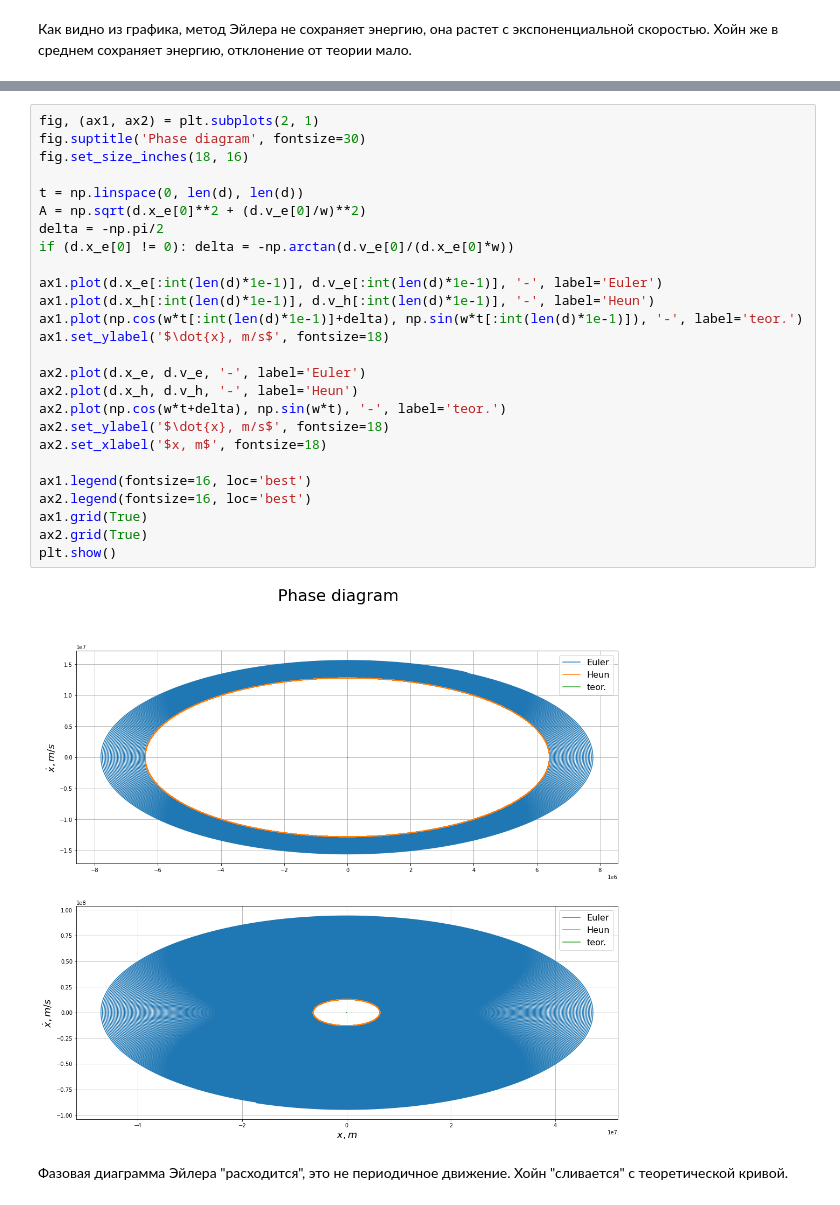
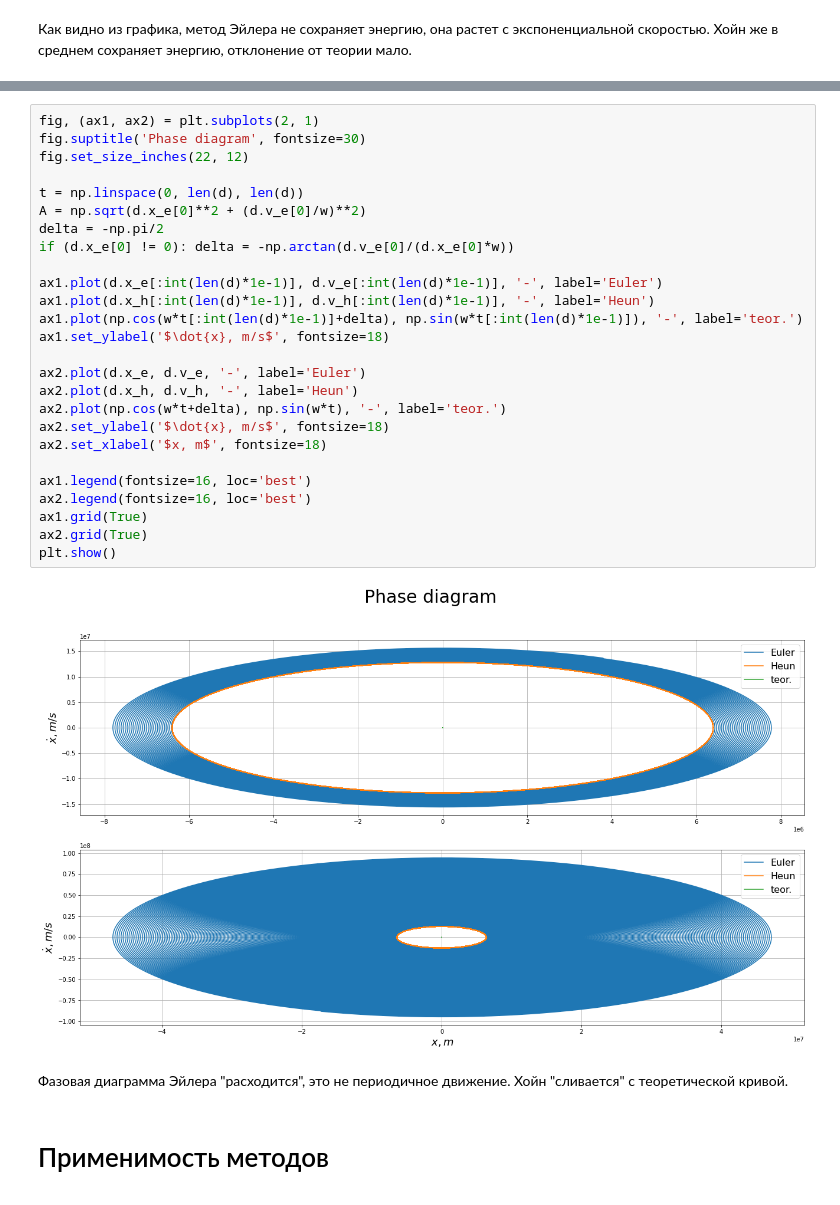
Before and after one commit to GintGld/modeling_MIPT, a Jupyter notebook: wk3/gr.ipynb, the cells around one changed output, grey strips where cells are left out. Cells and saved outputs as stored; diff of their text form.

```diff
--- a/wk3/gr.ipynb
+++ b/wk3/gr.ipynb
@@ -81,31 +87,33 @@ plt.show()
 # %%
 fig, (ax1, ax2) = plt.subplots(2, 1)
 fig.suptitle('Phase diagram', fontsize=30)
-fig.set_size_inches(18, 16)
+fig.set_size_inches(22, 12)
 
 t = np.linspace(0, len(d), len(d))
 A = np.sqrt(d.x_e[0]**2 + (d.v_e[0]/w)**2)
 delta = -np.pi/2
 if (d.x_e[0] != 0): delta = -np.arctan(d.v_e[0]/(d.x_e[0]*w))
 
 ax1.plot(d.x_e[:int(len(d)*1e-1)], d.v_e[:int(len(d)*1e-1)], '-', label='Euler')
 ax1.plot(d.x_h[:int(len(d)*1e-1)], d.v_h[:int(len(d)*1e-1)], '-', label='Heun')
 ax1.plot(np.cos(w*t[:int(len(d)*1e-1)]+delta), np.sin(w*t[:int(len(d)*1e-1)]), '-', label='teor.')
 ax1.set_ylabel('$\dot{x}, m/s$', fontsize=18)
 
 ax2.plot(d.x_e, d.v_e, '-', label='Euler')
 ax2.plot(d.x_h, d.v_h, '-', label='Heun')
 ax2.plot(np.cos(w*t+delta), np.sin(w*t), '-', label='teor.')
 ax2.set_ylabel('$\dot{x}, m/s$', fontsize=18)
 ax2.set_xlabel('$x, m$', fontsize=18)
 
 ax1.legend(fontsize=16, loc='best')
 ax2.legend(fontsize=16, loc='best')
 ax1.grid(True)
 ax2.grid(True)
 plt.show()
 # %% [output]
-[figure, old version]
+[figure, new version]
 # %% [markdown]
 Фазовая диаграмма Эйлера "расходится", это не периодичное движение.
 Хойн "сливается" с теоретической кривой.
+# %% [markdown]
+# Применимость методов
```
Also changed, not shown: parts of 10 cells of this notebook, 1 other file.
